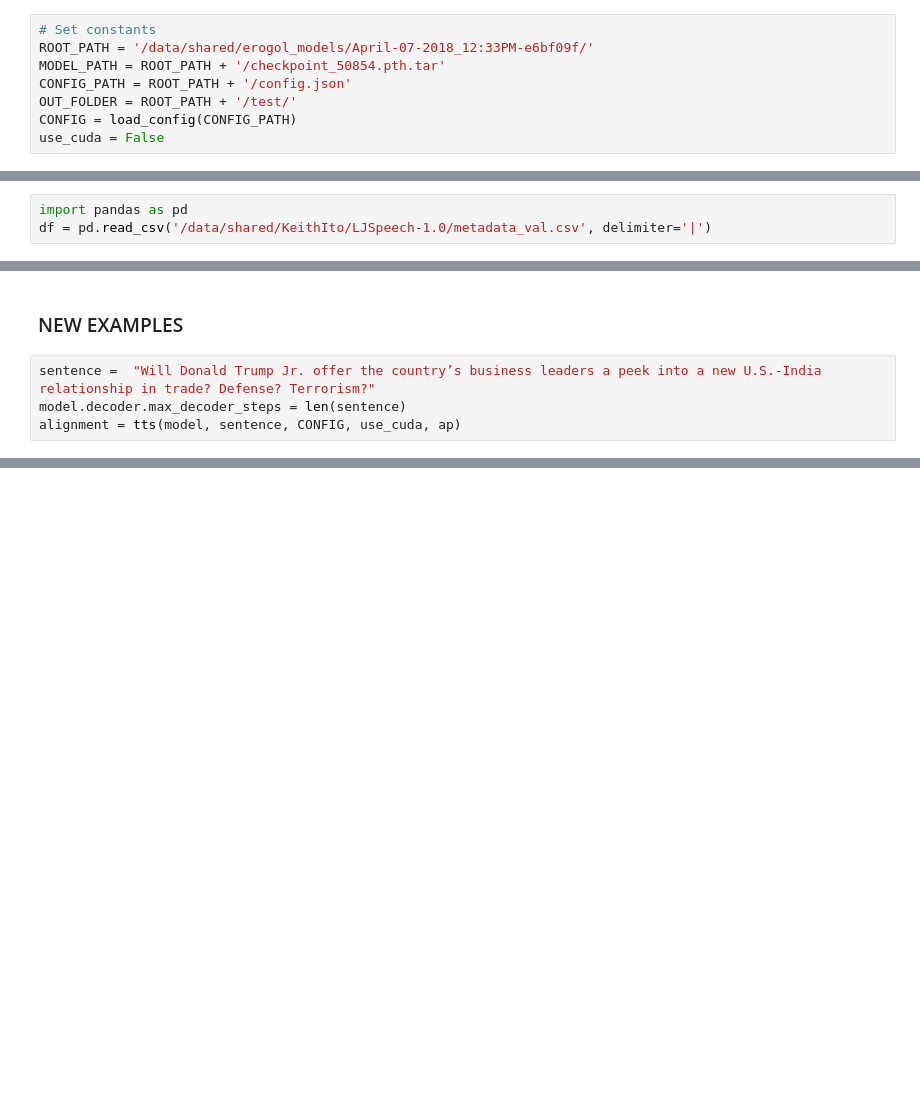
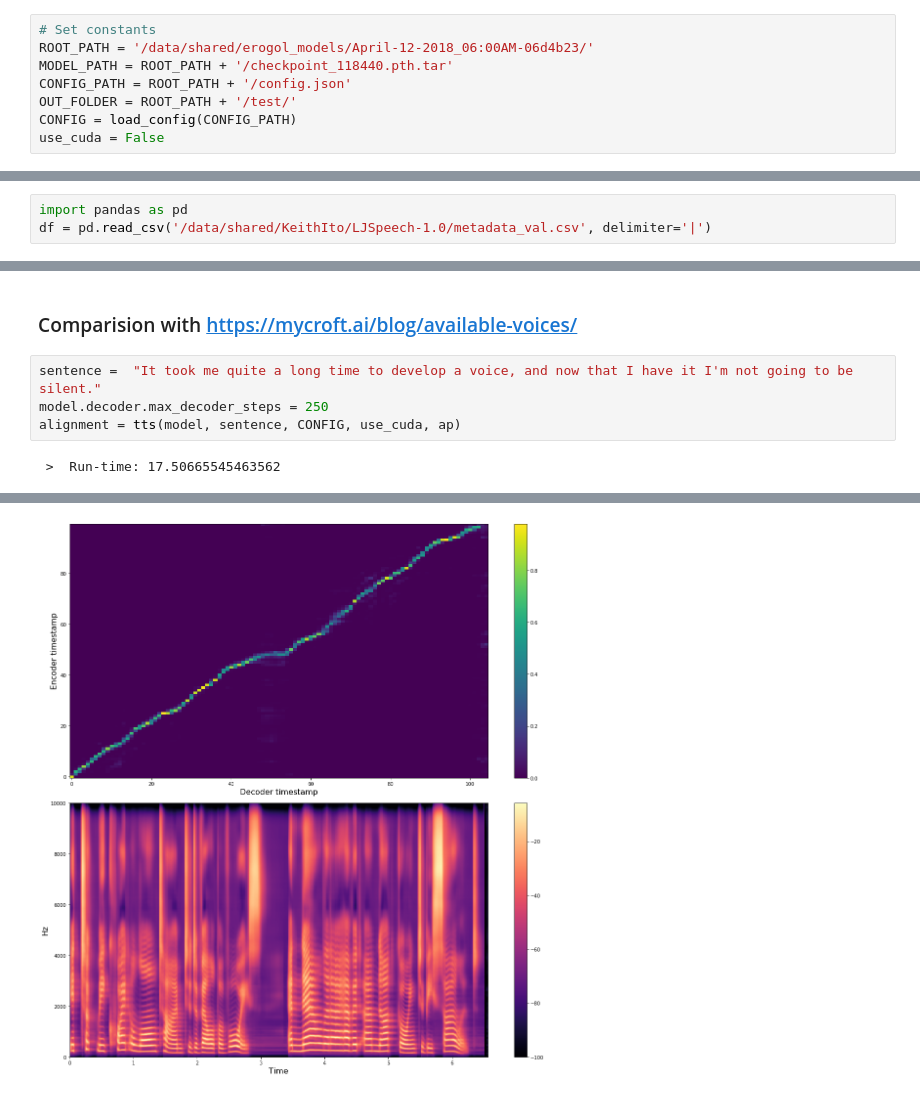
Before and after one commit to coqui-ai/TTS, a Jupyter notebook: notebooks/TacotronPlayGround.ipynb, the cells around one changed output, grey strips where cells are left out. Saved outputs shown, nothing was run; the diff lists cells and outputs as text; blank space fills up the shorter version.

```diff
--- a/notebooks/TacotronPlayGround.ipynb
+++ b/notebooks/TacotronPlayGround.ipynb
@@ -39,8 +41,8 @@ def tts(model, text, CONFIG, use_cuda, ap, figures=True):
     return alignment, spectrogram
 # %%
 # Set constants
-ROOT_PATH = '/data/shared/erogol_models/April-07-2018_12:33PM-e6bf09f/'
-MODEL_PATH = ROOT_PATH + '/checkpoint_50854.pth.tar'
+ROOT_PATH = '/data/shared/erogol_models/April-12-2018_06:00AM-06d4b23/'
+MODEL_PATH = ROOT_PATH + '/checkpoint_118440.pth.tar'
 CONFIG_PATH = ROOT_PATH + '/config.json'
 OUT_FOLDER = ROOT_PATH + '/test/'
 CONFIG = load_config(CONFIG_PATH)
@@ -79,6 +120,8 @@ align, spec = tts(model, sentence, CONFIG, use_cuda, ap)
-# %% [markdown]
-### NEW EXAMPLES
-# %%
-sentence =  "Will Donald Trump Jr. offer the country’s business leaders a peek into a new U.S.-India relationship in trade? Defense? Terrorism?"
-model.decoder.max_decoder_steps = len(sentence)
-alignment = tts(model, sentence, CONFIG, use_cuda, ap)
+# %% [markdown]
+### Comparision with https://mycroft.ai/blog/available-voices/
+# %%
+sentence =  "It took me quite a long time to develop a voice, and now that I have it I'm not going to be silent."
+model.decoder.max_decoder_steps = 250
+alignment = tts(model, sentence, CONFIG, use_cuda, ap)
+# %% [output]
+ >  Run-time: 17.50665545463562
@@ -84,0 +129 @@ alignment = tts(model, sentence, CONFIG, use_cuda, ap)
+[figure, added]
```
Also changed, not shown: parts of 8 cells of this notebook, 1 other file.
